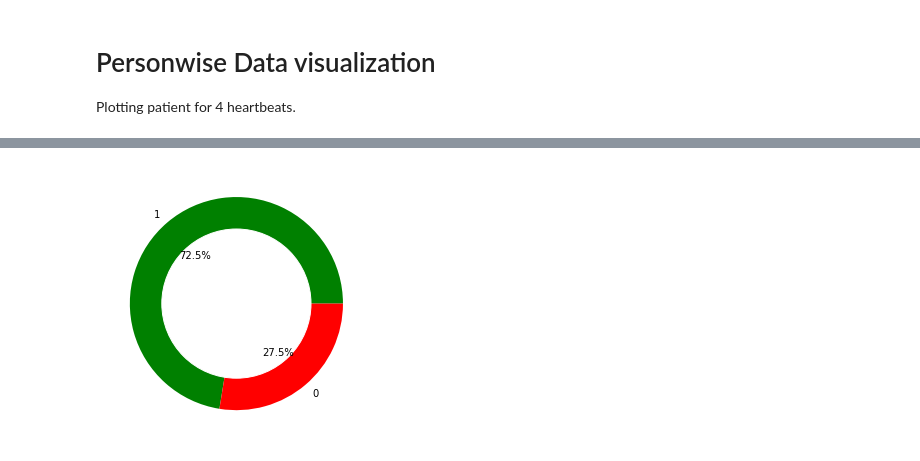
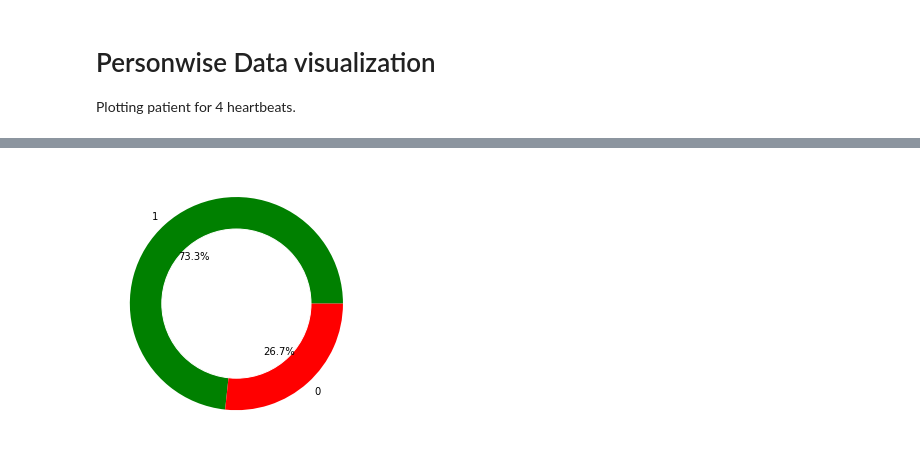
Before and after one commit to tudi72/ECG_classification_AutoML, a Jupyter notebook: ecg_demo_data.ipynb, the cells around one changed output, grey strips where cells are left out. Drawn from its saved outputs; the diff is of its cells as text; code cells hidden in the pictures.

Commit message:
test train splitting by patient

```diff
--- a/ecg_demo_data.ipynb
+++ b/ecg_demo_data.ipynb
@@ -844,8 +1027,17 @@ Name: Type, dtype: int64
 # %% [markdown]
 # DATA IMPUTATION
 # %%
-df['Type'] = df['Type'].replace(['A','/','f','+','V','~','|','Q','F','J','j','a','x','L',']','[','R','!','E','S','e'],1)
-df['Type'] = df['Type'].replace(['N'],0)
-df['Type'] = df['Type'].replace(['B'],1) # instead of using symbol  "  it was changed to B
-df['Type'].value_counts()
+df_train['Type'] = df_train['Type'].replace(['A','/','f','+','V','~','|','Q','F','J','j','a','x','L',']','[','R','!','E','S','e'],1)
+df_train['Type'] = df_train['Type'].replace(['N'],0)
+df_train['Type'] = df_train['Type'].replace(['B'],1) # instead of using symbol  "  it was changed to B
+print(df_train['Type'].value_counts())
+
+print(df_train['Type'].value_counts()[1] / df_train['Type'].value_counts()[0])
+
+df_test['Type'] = df_test['Type'].replace(['A','/','f','+','V','~','|','Q','F','J','j','a','x','L',']','[','R','!','E','S','e'],1)
+df_test['Type'] = df_test['Type'].replace(['N'],0)
+df_test['Type'] = df_test['Type'].replace(['B'],1) # instead of using symbol  "  it was changed to B
+print(df_test['Type'].value_counts())
+
+print(df_test['Type'].value_counts()[1] / df_test['Type'].value_counts()[0])
 # %% [output]
@@ -861,9 +1086,9 @@ import matplotlib.pyplot as plt
 # %%
-value_counts = df['Type'].value_counts()
+value_counts = df_train['Type'].value_counts()
 plt.pie(value_counts, labels=[1,0], colors=['green','red'],autopct='%1.1f%%')
 figure = plt.gcf()
 figure.gca().add_artist(plt.Circle( (0,0), 0.7, color='white'))
 plt.tight_layout()
 plt.show()
 # %% [output]
-[figure, old version]
+[figure, new version]
```
Also changed, not shown: parts of 12 cells of this notebook.
